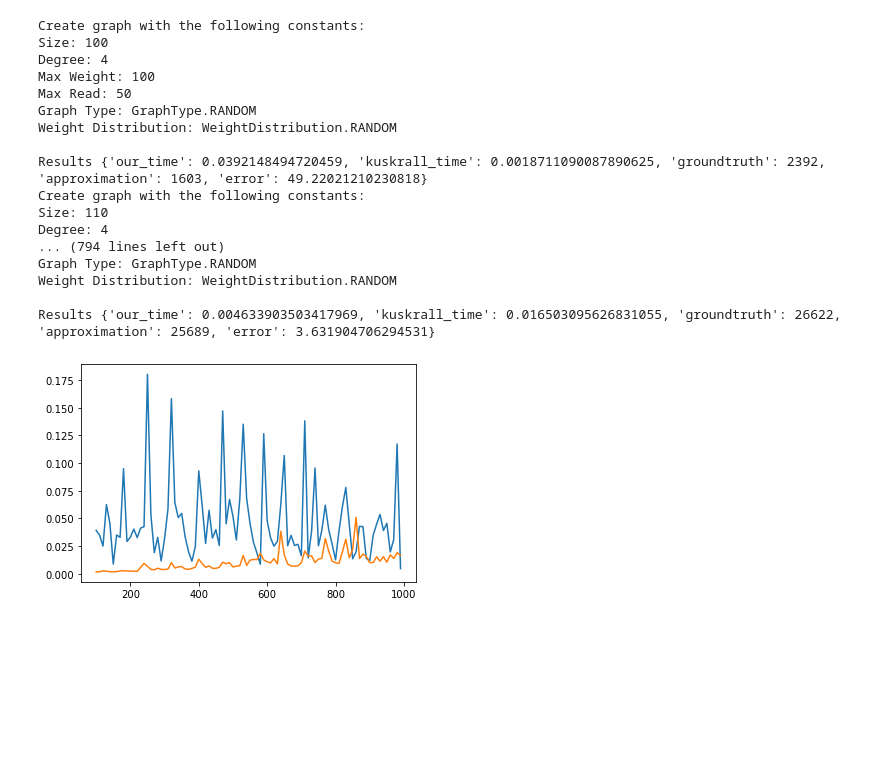
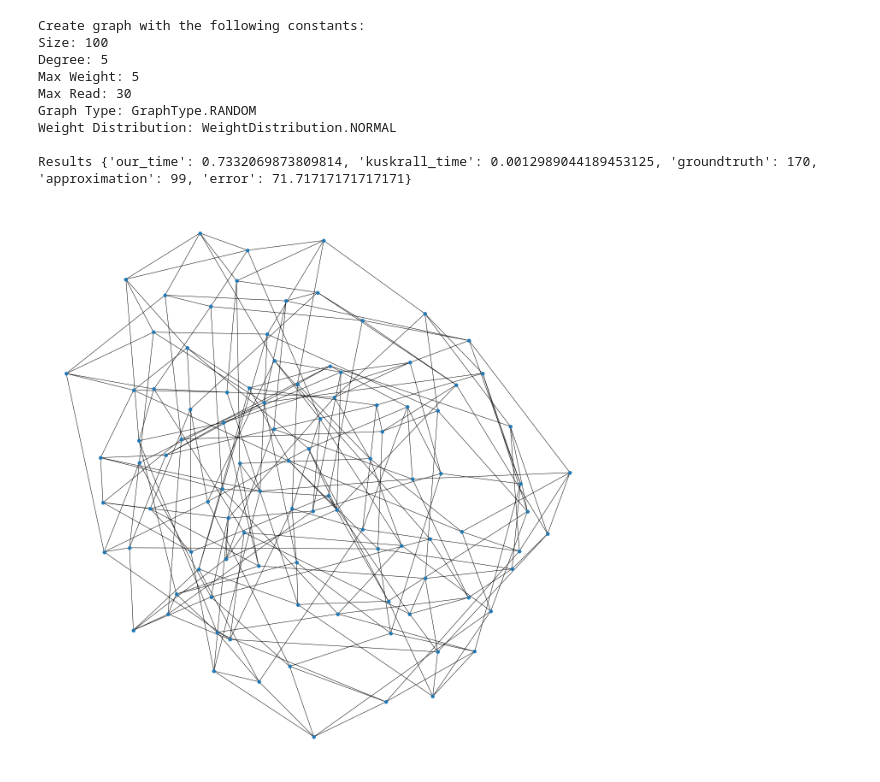
Before and after one commit to Skantz/tsp, a Jupyter notebook: mst/mst_local.ipynb, the cells around one changed output. Saved outputs shown, nothing was run; the diff lists cells and outputs as text; code cells hidden in the pictures; blank space fills up the shorter version.

```diff
--- a/mst/mst_local.ipynb
+++ b/mst/mst_local.ipynb
@@ -157,30 +157,22 @@ def increasing_runtime_performance(start,stop,increment,degree=default_degree,ma
 # %%
 #Different test options
 
 #Single kruskall comparison with default values
-result_single_default = kruskall_comparison()
+#result_single_default = kruskall_comparison()
 
 #Skruskall comparison with custom parameters
-result_single_custom = kruskall_comparison(custom_size=10000, degree=5, max_read=300, max_weight=150,graph_type=GraphType.COMPLETE,weight_distribution=WeightDistribution.EXPONENTIAL)
+result_single_custom = kruskall_comparison(custom_size=100, degree=5, max_read=30, max_weight=5,graph_type=GraphType.RANDOM,weight_distribution=WeightDistribution.NORMAL)
 
 #Increase node size with custom settings
-result_increment_custom = increasing_runtime_performance(start=100,stop=1000,increment=10,graph_type=GraphType.RANDOM,weight_distribution=WeightDistribution.RANDOM)
+#result_increment_custom = increasing_runtime_performance(start=100,stop=1000,increment=10,graph_type=GraphType.RANDOM,weight_distribution=WeightDistribution.RANDOM)
 # %% [output]
 Create graph with the following constants:
 Size: 100
-Degree: 4
-Max Weight: 100
-Max Read: 50
+Degree: 5
+Max Weight: 5
+Max Read: 30
 Graph Type: GraphType.RANDOM
-Weight Distribution: WeightDistribution.RANDOM
+Weight Distribution: WeightDistribution.NORMAL
 
-Results {'our_time': 0.0392148494720459, 'kuskrall_time': 0.0018711090087890625, 'groundtruth': 2392, 'approximation': 1603, 'error': 49.22021210230818}
-Create graph with the following constants:
-Size: 110
-Degree: 4
-... (794 lines left out)
-Graph Type: GraphType.RANDOM
-Weight Distribution: WeightDistribution.RANDOM
-
-Results {'our_time': 0.004633903503417969, 'kuskrall_time': 0.016503095626831055, 'groundtruth': 26622, 'approximation': 25689, 'error': 3.631904706294531}
+Results {'our_time': 0.7332069873809814, 'kuskrall_time': 0.0012989044189453125, 'groundtruth': 170, 'approximation': 99, 'error': 71.71717171717171}
-[figure, old version]
+[figure, new version]
```
Also changed, not shown: 3 other files.
